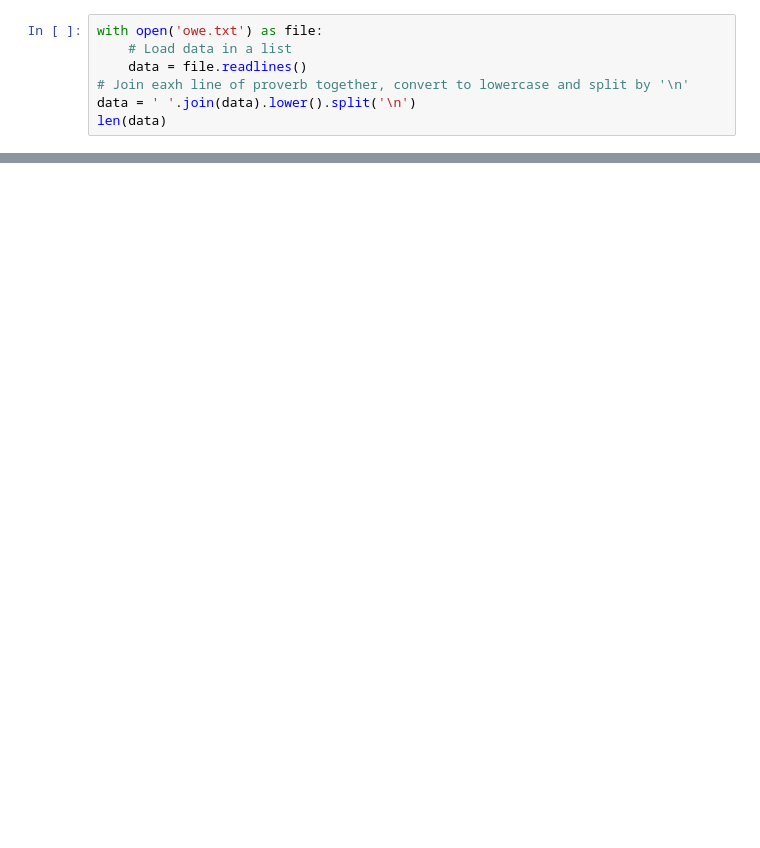
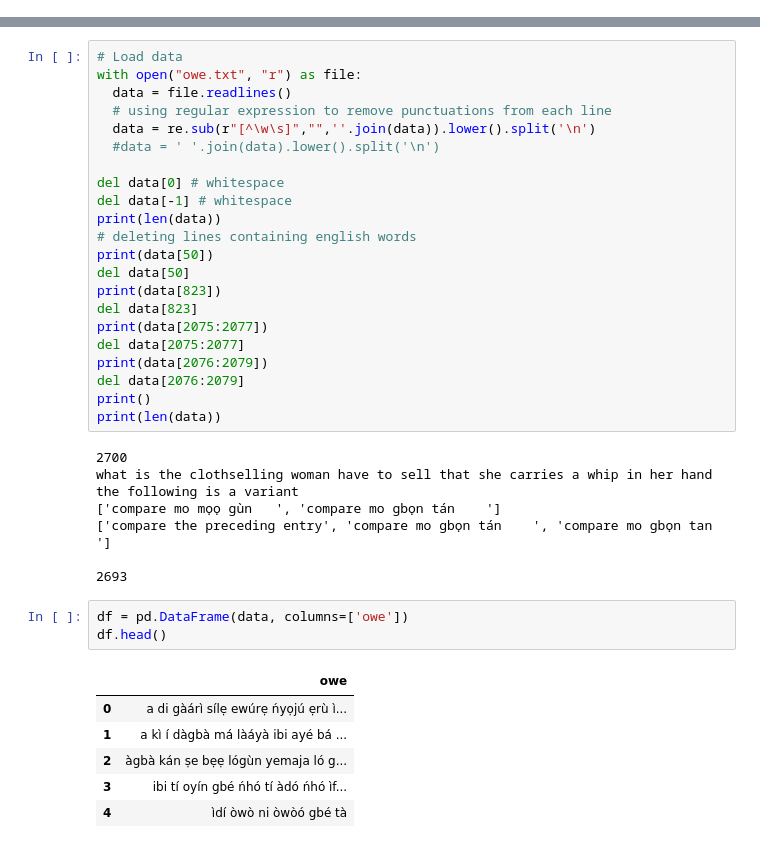
Before and after one commit to aoluwatooni/sentence-generator-for-indigenous-nigerian-language, a Jupyter notebook: 001.ipynb, the cells around one changed output, grey strips where cells are left out. Cells and saved outputs as stored; diff of their text form; blank space fills up the shorter version.

Commit message:
notebook containingdata preprocessing and modelling

```diff
--- a/001.ipynb
+++ b/001.ipynb
@@ -29,7 +0,0 @@ import numpy as np
-# %%
-with open('owe.txt') as file:
-    # Load data in a list
-    data = file.readlines()
-# Join eaxh line of proverb together, convert to lowercase and split by '\n'
-data = ' '.join(data).lower().split('\n')
-len(data)
@@ -59,0 +35,40 @@ len(data)
+# %%
+# Load data
+with open("owe.txt", "r") as file:
+  data = file.readlines()
+  # using regular expression to remove punctuations from each line
+  data = re.sub(r"[^\w\s]","",''.join(data)).lower().split('\n')
+  #data = ' '.join(data).lower().split('\n')
+
+del data[0] # whitespace
+del data[-1] # whitespace
+print(len(data))
+# deleting lines containing english words
+print(data[50])
+del data[50]
+print(data[823])
+del data[823]
+print(data[2075:2077])
+del data[2075:2077]
+print(data[2076:2079])
+del data[2076:2079]
+print()
+print(len(data))
+# %% [output]
+2700
+what is the clothselling woman have to sell that she carries a whip in her hand
+the following is a variant
+['compare mo mọọ gùn   ', 'compare mo gbọn tán    ']
+['compare the preceding entry', 'compare mo gbọn tán    ', 'compare mo gbọn tan    ']
+
+2693
+# %%
+df = pd.DataFrame(data, columns=['owe'])
+df.head()
+# %% [output]
+|  | owe |
+| 0 | a di gàárì sílẹ ewúrẹ ńyọjú ẹrù ì... |
+| 1 | a kì í dàgbà má làáyà ibi ayé bá ... |
+| 2 | àgbà kán ṣe bẹẹ lógùn yemaja ló g... |
+| 3 | ibi tí oyín gbé ńhó tí àdó ńhó ìf... |
+| 4 | ìdí òwò ni òwòó gbé tà |
```
Also changed, not shown: parts of 49 cells of this notebook.
